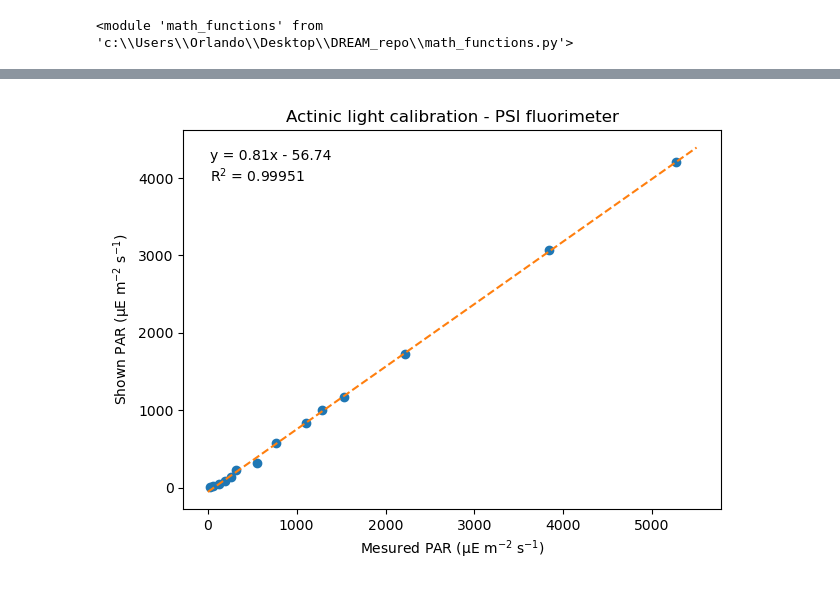
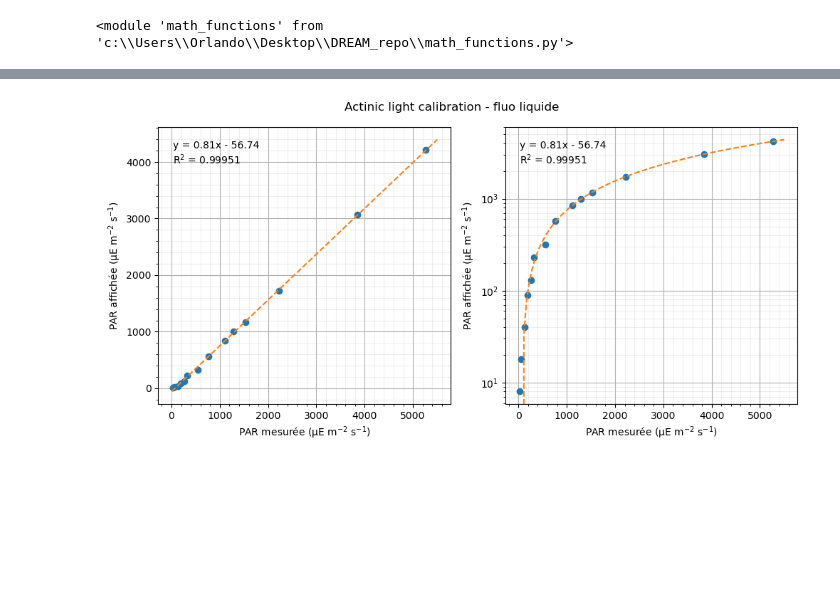
Before and after one commit to orlandomarcelo/DREAM_repo, a Jupyter notebook: Notebooks/Fluo_liq_light_calib.ipynb, the cells around one changed output, grey strips where cells are left out. Cells and saved outputs as stored; diff of their text form; code cells hidden in the pictures; blank space fills up the shorter version.

```diff
--- a/Notebooks/Fluo_liq_light_calib.ipynb
+++ b/Notebooks/Fluo_liq_light_calib.ipynb
@@ -22,14 +22,18 @@ importlib.reload(mf)
 folder = "C:/Users/Orlando/ownCloud - ORLANDO Marcelo@mycore.cnrs.fr/Doutorado/Dados experimentais/Fluo_Liquide/20240202_light_calib/"
 calib = pd.read_csv(folder + "20240202_light_calib.csv", sep=";")
 # %%
-fig, ax = plt.subplots()
-ax.plot(calib.E, calib.PAR, 'o', label = "Measured")
-ax.plot(calib.E, calib.SET, 'o', label = "Shown")
-ax.set_xlabel("Actinic light level (#)")
-ax.set_ylabel("PAR (µE m$^{-2}$ s$^{-1}$)")
-ax.legend()
-ax.minorticks_on()
-ax.grid(True)
+fig, axes = plt.subplots(1, 2, figsize=(10, 5))
+fig.suptitle("Actinic light calibration - fluo liquide")
+for ax in axes:
+    ax.plot(calib.E, calib.PAR, 'o', label = "Mesurée")
+    ax.plot(calib.E, calib.SET, 'o', label = "Affichée")
+    ax.set_xlabel("Actinic light level (#)")
+    ax.set_ylabel("PAR (µE m$^{-2}$ s$^{-1}$)")
+    ax.legend()
+    ax.minorticks_on()
+    ax.grid(True, which='both')
+    ax.grid(which = 'minor', alpha = 0.2)
+axes[1].set_yscale('log')
 fig.tight_layout()
 fig.savefig(folder + "20240202_light_calib.png", dpi=300)
 # %% [output]
@@ -37,13 +41,18 @@ fig.savefig(folder + "20240202_light_calib.png", dpi=300)
 # %%
-fig, ax = plt.subplots()
-ax.plot(calib.PAR, calib.SET, 'o')
-ax.set_ylabel("Shown PAR (µE m$^{-2}$ s$^{-1}$)")
-ax.set_xlabel("Mesured PAR (µE m$^{-2}$ s$^{-1}$)")
-popt, xfit, yfit, rs = tools.lin_fit(calib.PAR, calib.SET, 0, 5500, 100)
-ax.plot(xfit, yfit, '--')
-ax.text(0.05, 0.95, "y = {:.2f}x - {:.2f}\nR$^2$ = {:.5f}".format(popt[0], -popt[1], rs), transform=ax.transAxes, va='top', ha='left')
-ax.set_title("Actinic light calibration - PSI fluorimeter")
+fig, axes = plt.subplots(1,2, figsize=(10, 5))
+for ax in axes:
+    ax.plot(calib.PAR, calib.SET, 'o')
+    ax.set_ylabel("PAR affichée (µE m$^{-2}$ s$^{-1}$)")
+    ax.set_xlabel("PAR mesurée (µE m$^{-2}$ s$^{-1}$)")
+    popt, xfit, yfit, rs = tools.lin_fit(calib.PAR, calib.SET, 0, 5500, 100)
+    ax.plot(xfit, yfit, '--')
+    ax.text(0.05, 0.95, "y = {:.2f}x - {:.2f}\nR$^2$ = {:.5f}".format(popt[0], -popt[1], rs), transform=ax.transAxes, va='top', ha='left')
+    ax.minorticks_on()
+    ax.grid(True, which='both')
+    ax.grid(which = 'minor', alpha = 0.2)
+fig.suptitle("Actinic light calibration - fluo liquide")
+axes[1].set_yscale("log")
 fig.tight_layout()
 fig.savefig(folder + "20240131_light_calib.png", dpi=300)
 # %% [output]
-[figure, old version]
+[figure, new version]
```
Also changed, not shown: parts of 1 cell of this notebook, 6 other files.
